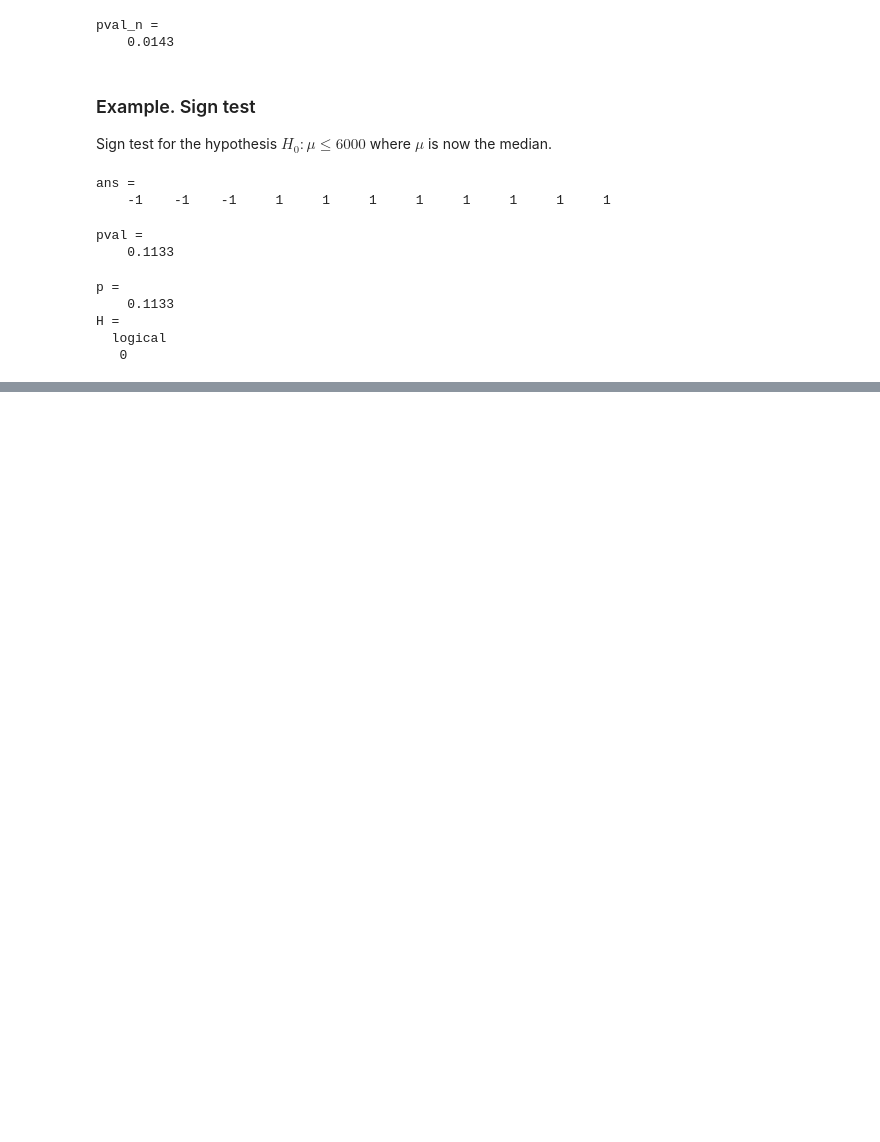
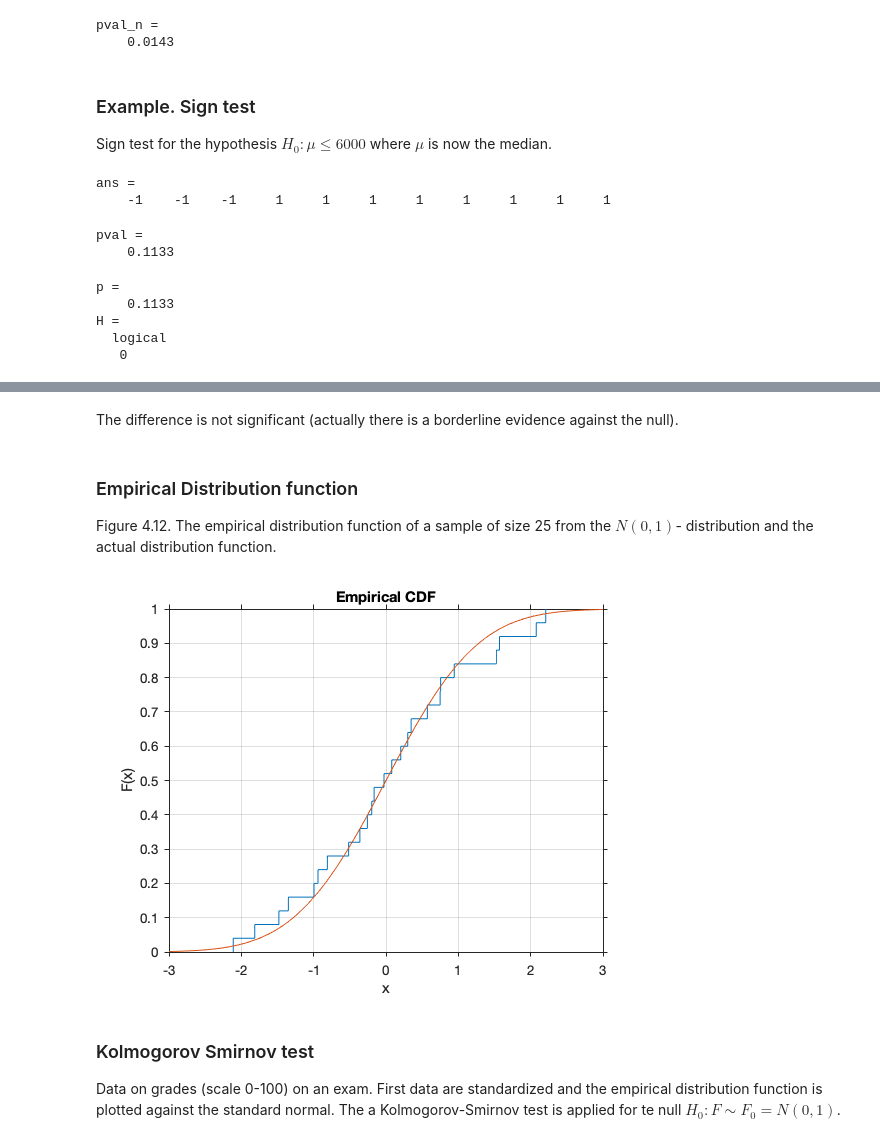
Before and after one commit to StaThin/statmat, a Jupyter notebook: jupyter/Chapter 4.ipynb, the cells around one changed output, grey strips where cells are left out. Saved outputs shown, nothing was run; the diff lists cells and outputs as text; code cells hidden in the pictures; blank space fills up the shorter version.

Commit message:
Various tests added

```diff
--- a/jupyter/Chapter 4.ipynb
+++ b/jupyter/Chapter 4.ipynb
@@ -242,0 +331,16 @@ H =
+# %% [markdown]
+The difference is not significant (actually there is a borderline evidence against the null).
+# %% [markdown]
+### Empirical Distribution function
+
+Figure 4.12. The empirical distribution function of a sample of size 25 from the $N(0, 1)$- distribution and the actual distribution function.
+# %%
+rng(204)
+x = normrnd(zeros(25,1), ones(25,1));
+cdfplot(x); hold on
+fplot(@(x) normcdf(x), [-3,3])
+# %% [output]
+[figure, added]
+# %% [markdown]
+### Kolmogorov Smirnov test
+Data on grades (scale 0-100) on an exam. First data are standardized and the empirical distribution function is plotted against the standard normal. The a Kolmogorov-Smirnov test is applied for te null $H_0: F \sim F_0 = N(0,1)$.
```
Also changed, not shown: parts of 15 cells of this notebook.
